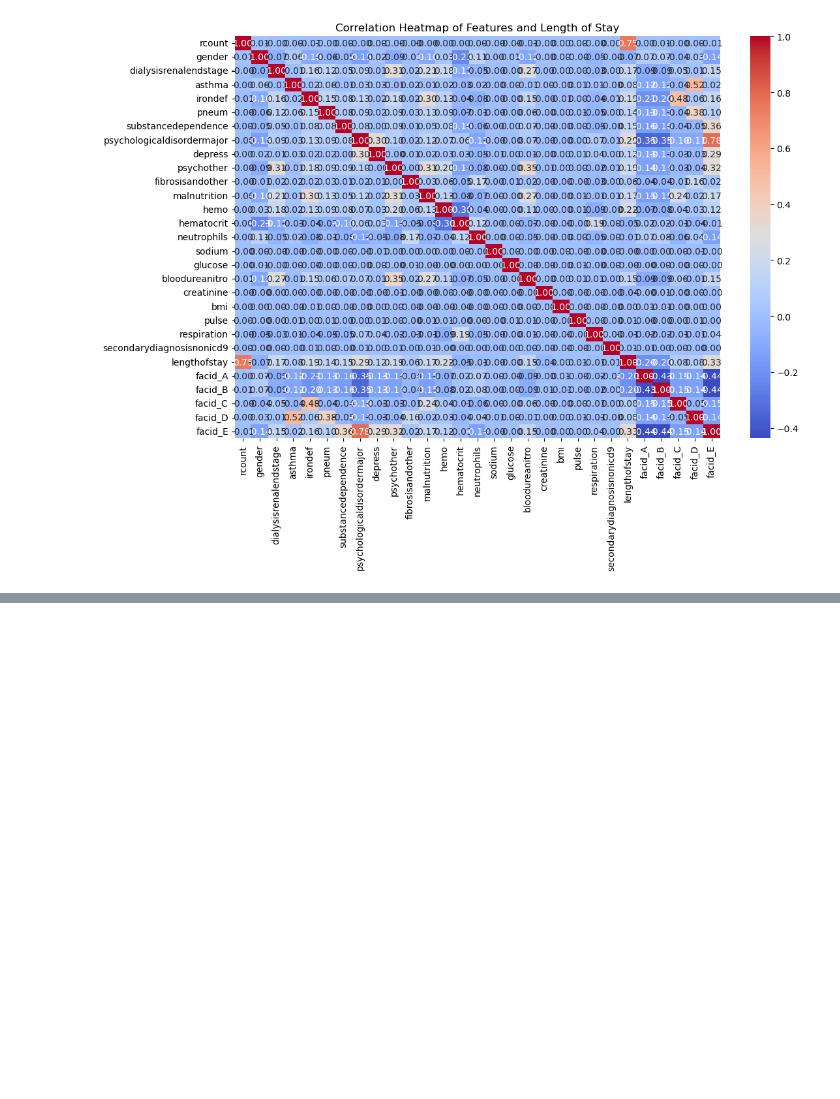
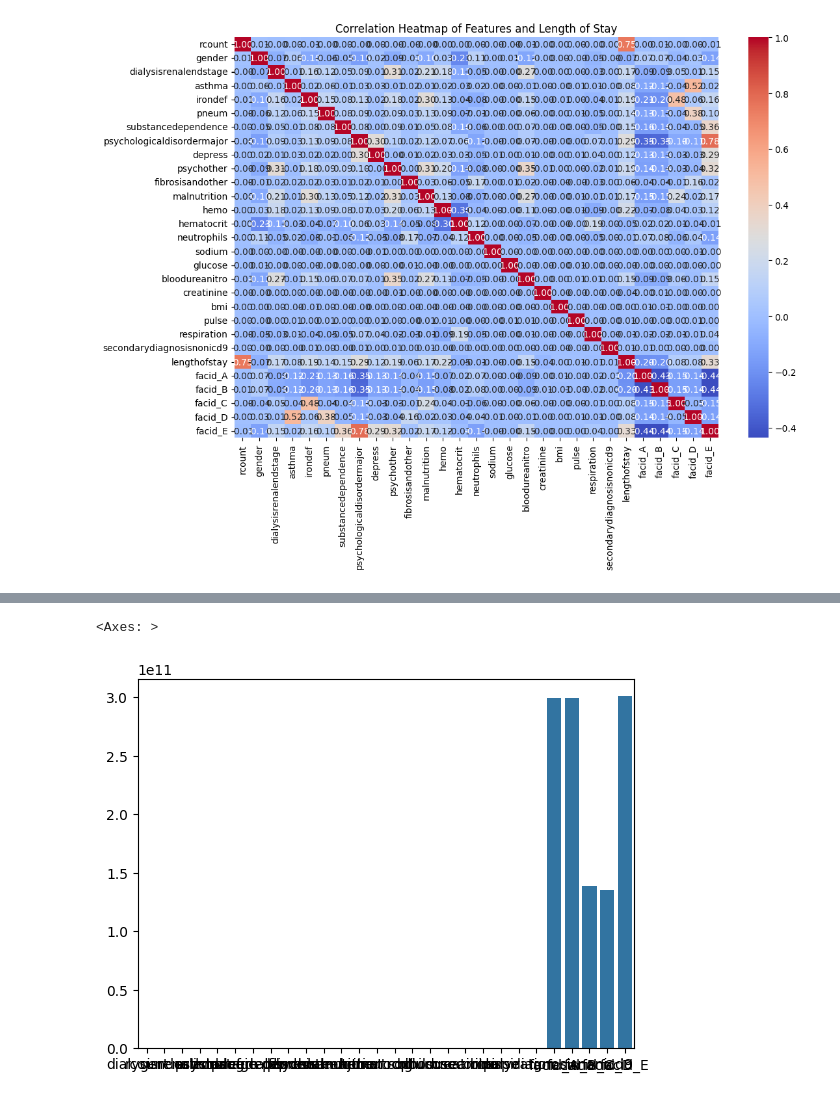
Before and after one commit to ruka-sumichi/final_task, a Jupyter notebook: test.ipynb, the cells around one changed output, grey strips where cells are left out. Saved outputs shown, nothing was run; the diff lists cells and outputs as text; code cells hidden in the pictures; blank space fills up the shorter version.

```diff
--- a/test.ipynb
+++ b/test.ipynb
@@ -209,0 +389,6 @@ ModuleNotFoundError: No module named 'ydata_profiling'
+# %%
+# 各要素が入院期間に与える影響度合い
+sns.barplot(x = ['rcount', 'gender', 'dialysisrenalendstage', 'asthma', 'irondef', 'pneum', 'substancedependence', 'psychologicaldisordermajor', 'depress', 'psychother', 'fibrosisandother', 'malnutrition', 'hemo', 'hematocrit', 'neutrophils', 'sodium', 'glucose', 'bloodureanitro', 'creatinine', 'bmi', 'pulse', 'respiration', 'secondarydiagnosisnonicd9', 'facid_A', 'facid_B', 'facid_C', 'facid_D', 'facid_E'], y=model.coef_)
+# %% [output]
+<Axes: >
+[figure, added]
```
Also changed, not shown: parts of 28 cells of this notebook, 19 other files.
